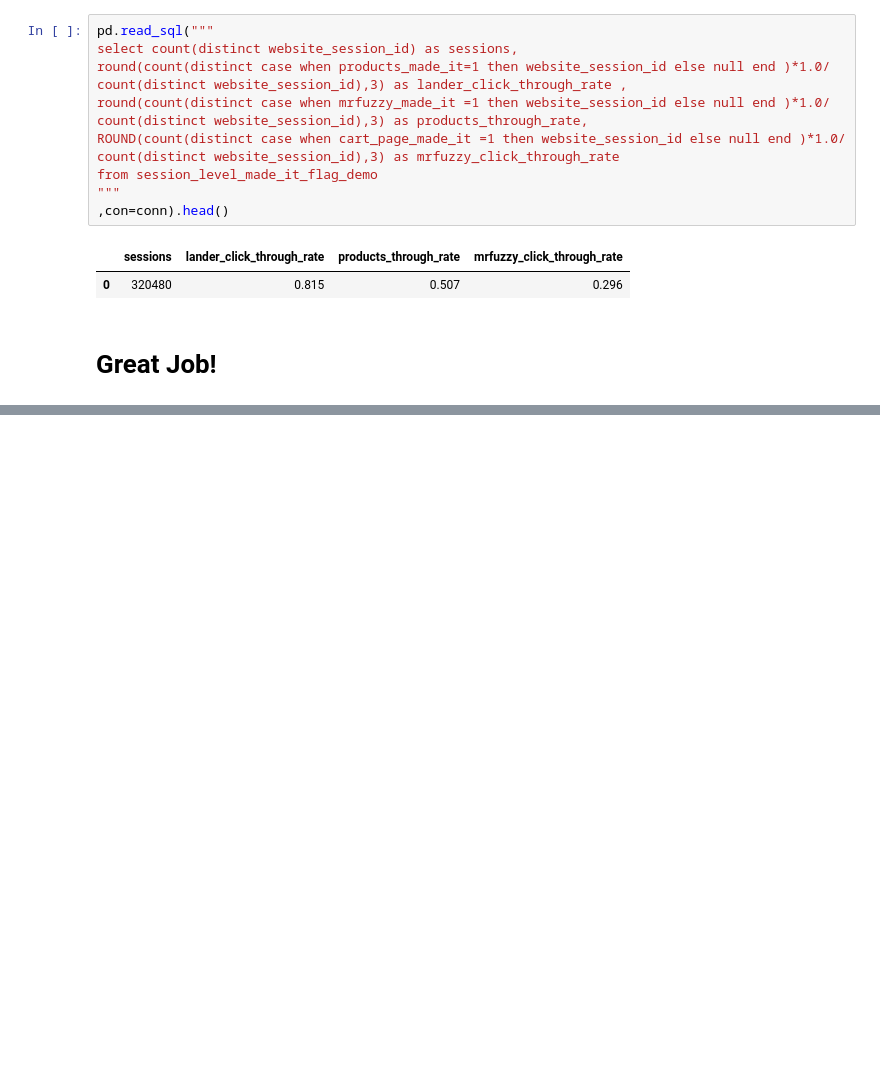
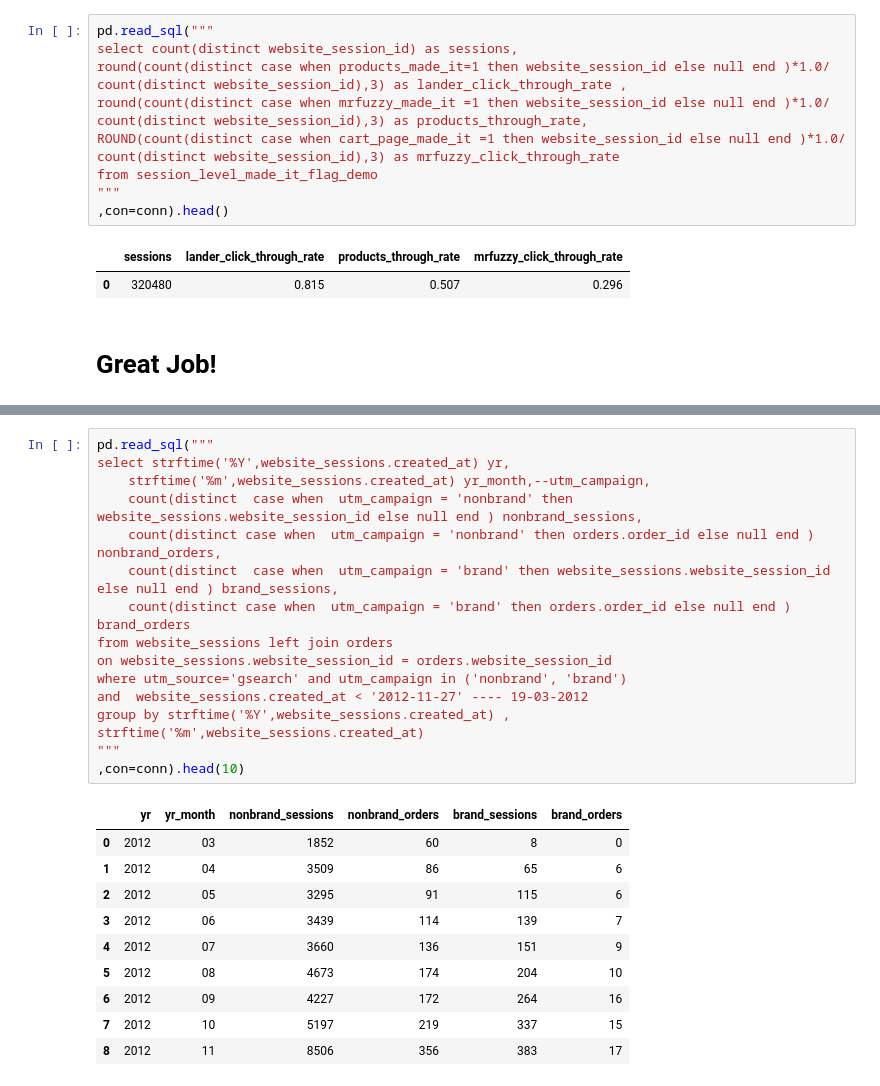
Before and after one commit to mavendataguy/SQL, a Jupyter notebook: SQL_Data_Analysis.ipynb, the cells around one changed output, grey strips where cells are left out. Saved outputs shown, nothing was run; the diff lists cells and outputs as text; blank space fills up the shorter version.

```diff
--- a/SQL_Data_Analysis.ipynb
+++ b/SQL_Data_Analysis.ipynb
@@ -131,0 +191,27 @@ from session_level_made_it_flag_demo
+# %%
+pd.read_sql("""
+select strftime('%Y',website_sessions.created_at) yr,
+	strftime('%m',website_sessions.created_at) yr_month,--utm_campaign,
+	count(distinct  case when  utm_campaign = 'nonbrand' then website_sessions.website_session_id else null end ) nonbrand_sessions,
+	count(distinct case when  utm_campaign = 'nonbrand' then orders.order_id else null end ) nonbrand_orders,
+	count(distinct  case when  utm_campaign = 'brand' then website_sessions.website_session_id else null end ) brand_sessions,
+ 	count(distinct case when  utm_campaign = 'brand' then orders.order_id else null end ) brand_orders
+from website_sessions left join orders
+on website_sessions.website_session_id = orders.website_session_id
+where utm_source='gsearch' and utm_campaign in ('nonbrand', 'brand')
+and  website_sessions.created_at < '2012-11-27' ---- 19-03-2012
+group by strftime('%Y',website_sessions.created_at) ,
+strftime('%m',website_sessions.created_at)
+"""
+,con=conn).head(10)
+# %% [output]
+|  | yr | yr_month | nonbrand_sessions | nonbrand_orders | brand_sessions | brand_orders |
+| 0 | 2012 | 03 | 1852 | 60 | 8 | 0 |
+| 1 | 2012 | 04 | 3509 | 86 | 65 | 6 |
+| 2 | 2012 | 05 | 3295 | 91 | 115 | 6 |
+| 3 | 2012 | 06 | 3439 | 114 | 139 | 7 |
+| 4 | 2012 | 07 | 3660 | 136 | 151 | 9 |
+| 5 | 2012 | 08 | 4673 | 174 | 204 | 10 |
+| 6 | 2012 | 09 | 4227 | 172 | 264 | 16 |
+| 7 | 2012 | 10 | 5197 | 219 | 337 | 15 |
+| 8 | 2012 | 11 | 8506 | 356 | 383 | 17 |
```
Also changed, not shown: parts of 17 cells of this notebook.
